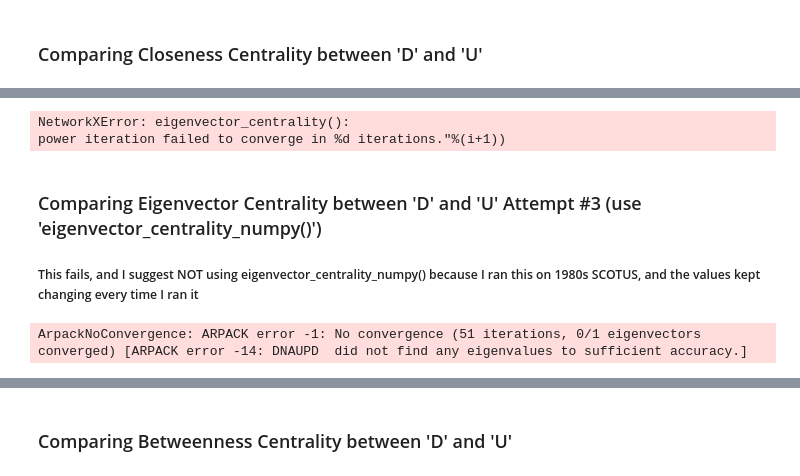
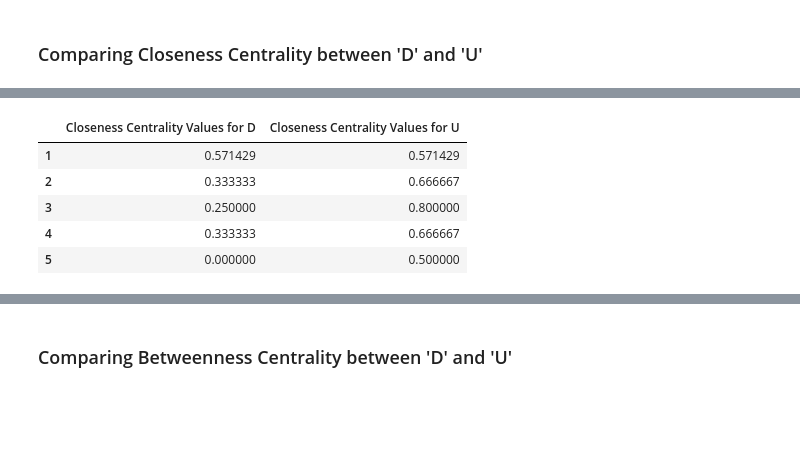
Before and after one commit to idc9/law-net, a Jupyter notebook: explore/michael/5_node_graph_centrality_testing.ipynb, the cells around one changed output, grey strips where cells are left out. Saved outputs shown, nothing was run; the diff lists cells and outputs as text; code cells hidden in the pictures; blank space fills up the shorter version.

Commit message:
changed to use pandas dataframe for display

```diff
--- a/explore/michael/5_node_graph_centrality_testing.ipynb
+++ b/explore/michael/5_node_graph_centrality_testing.ipynb
@@ -94,24 +40,23 @@ power iteration failed to converge in %d iterations."%(i+1))
-# %%
-eigen_cent_dict_D = nx.eigenvector_centrality(D, max_iter=1000)
-eigen_cent_dict_U = nx.eigenvector_centrality(U, max_iter=1000)
-
-print 'Eigenvector Centrality Values for Nodes in D:'
-print eigen_cent_dict_D
-print 'Eigenvector Centrality Values for Node sin U:'
-print eigen_cent_dict_U
-# %% [output]
-NetworkXError: eigenvector_centrality():
-power iteration failed to converge in %d iterations."%(i+1))
-# %% [markdown]
-### Comparing Eigenvector Centrality between 'D' and 'U' Attempt #3 (use 'eigenvector_centrality_numpy()')
-##### This fails, and I suggest NOT using eigenvector_centrality_numpy() because I ran this on 1980s SCOTUS, and the values kept changing every time I ran it
-# %%
-eigen_cent_dict_D = nx.eigenvector_centrality_numpy(D)
-eigen_cent_dict_U = nx.eigenvector_centrality_numpy(U)
-
-print 'Eigenvector Centrality Values for Nodes in D:'
-print eigen_cent_dict_D
-print 'Eigenvector Centrality Values for Node sin U:'
-print eigen_cent_dict_U
-# %% [output]
-ArpackNoConvergence: ARPACK error -1: No convergence (51 iterations, 0/1 eigenvectors converged) [ARPACK error -14: DNAUPD  did not find any eigenvalues to sufficient accuracy.]
+# %%
+close_cent_dict_D = nx.closeness_centrality(D)
+close_cent_dict_U = nx.closeness_centrality(U)
+
+ccd_D = sorted(close_cent_dict_D.iteritems(), key=operator.itemgetter(0))
+ccd_U = sorted(close_cent_dict_U.iteritems(), key=operator.itemgetter(0))
+
+nodes = [x[0] for x in ccd_D]
+ccd_D_vals = [x[1] for x in ccd_D]
+ccd_U_vals = [x[1] for x in ccd_U]
+
+data = {'Closeness Centrality Values for D': ccd_D_vals,
+        'Closeness Centrality Values for U': ccd_U_vals,
+       }
+df = pd.DataFrame(data, index=nodes)
+df
+# %% [output]
+|  | Closeness Centrality Values for D | Closeness Centrality Values for U |
+| 1 | 0.571429 | 0.571429 |
+| 2 | 0.333333 | 0.666667 |
+| 3 | 0.250000 | 0.800000 |
+| 4 | 0.333333 | 0.666667 |
+| 5 | 0.000000 | 0.500000 |
```
Also changed, not shown: parts of 18 cells of this notebook.
